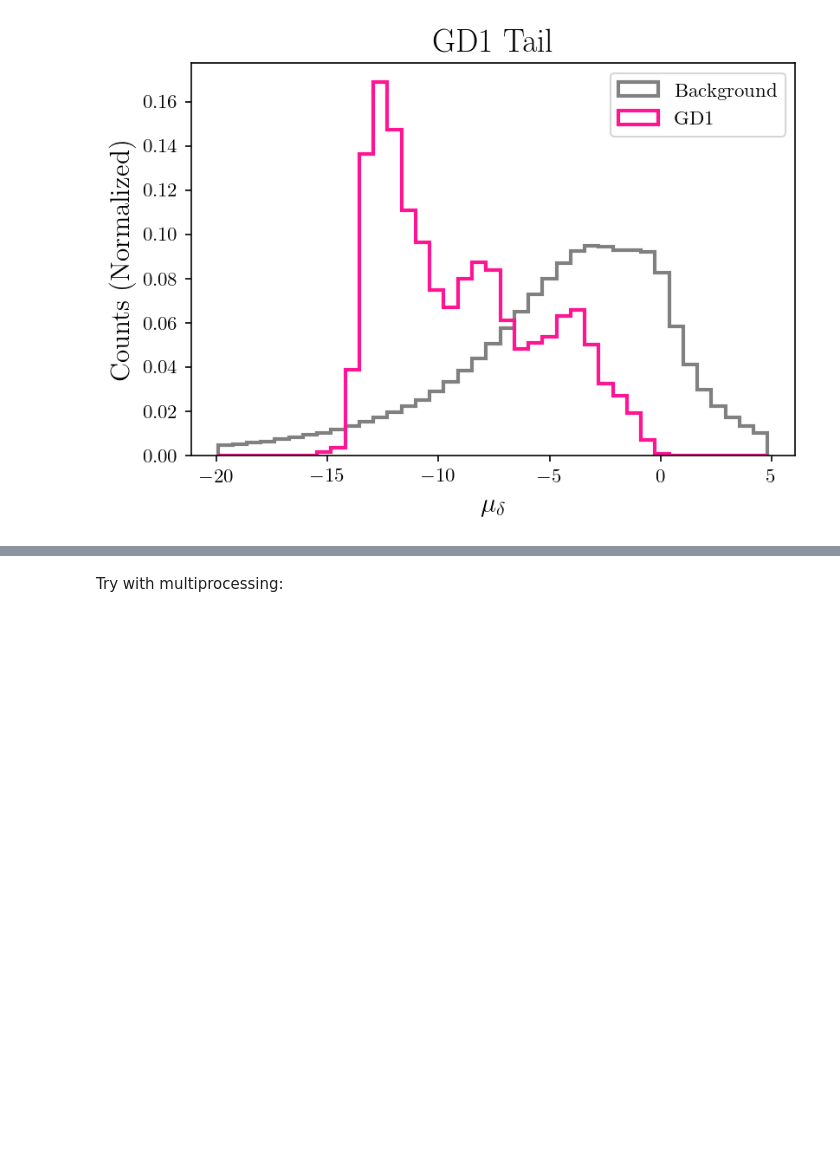
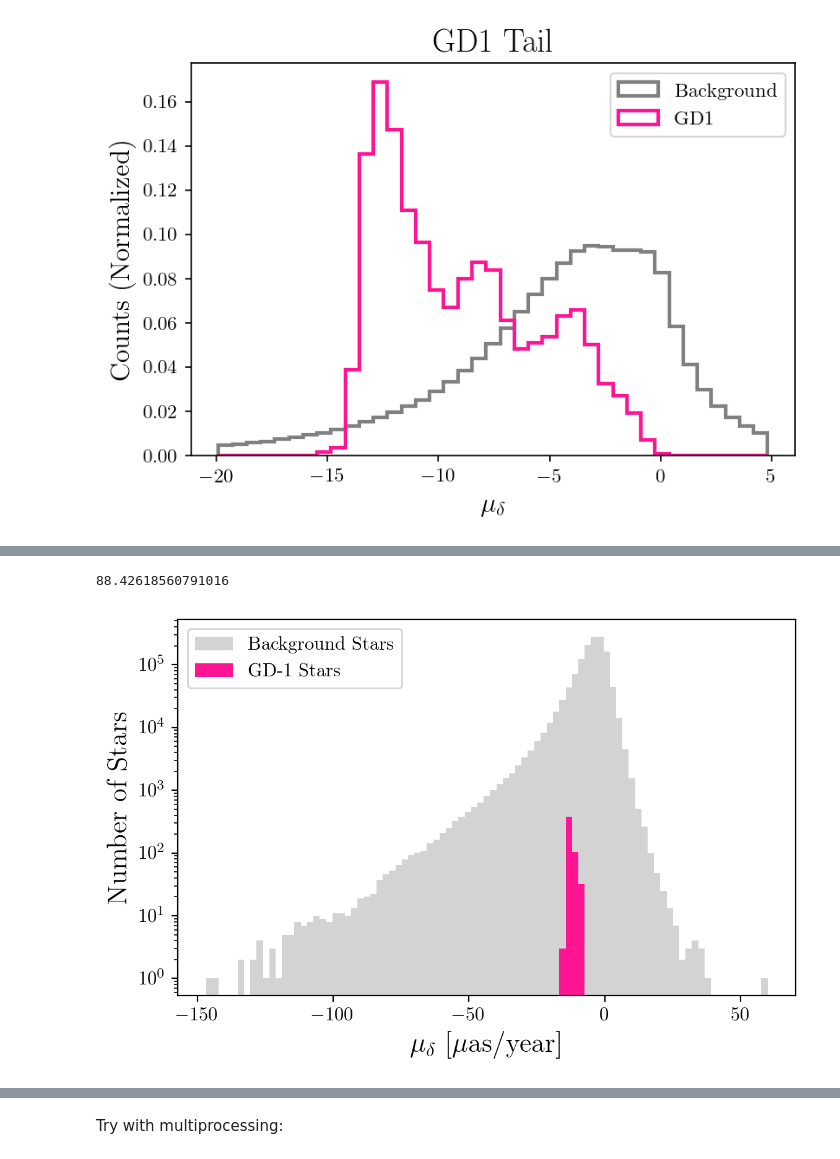
Before and after one commit to hep-lbdl/GaiaCWoLa, a Jupyter notebook: notebooks/all_gd1.ipynb, the cells around one changed output, grey strips where cells are left out. Drawn from its saved outputs; the diff is of its cells as text; code cells hidden in the pictures; blank space fills up the shorter version.

```diff
--- a/notebooks/all_gd1.ipynb
+++ b/notebooks/all_gd1.ipynb
@@ -219,0 +225,16 @@ plt.grid()
+# %%
+df_all.μ_δ.max()
+# %% [output]
+88.42618560791016
+# %%
+plt.figure(dpi=200, tight_layout=True)
+bins=np.linspace(df_all.μ_δ.min(), 60, 90)
+plt.hist(df_all[(df_all.stream == False) & (df_all.patch_id ==4)].μ_δ, bins=bins, color='lightgray', label="Background Stars");
+plt.hist(df_all[(df_all.stream == True) & (df_all.patch_id ==4)].μ_δ, bins=bins, color='deeppink', label="GD-1 Stars");
+plt.yscale('log')
+plt.xlabel(r"$\mu_\delta$ [$\mu$as/year]", fontsize=16);
+plt.ylabel("Number of Stars", fontsize=16);
+plt.legend(loc="upper left");
+plt.savefig("../plots/localized_stream.pdf");
+# %% [output]
+[figure, added]
```
Also changed, not shown: parts of 8 cells of this notebook, 5 other files.
